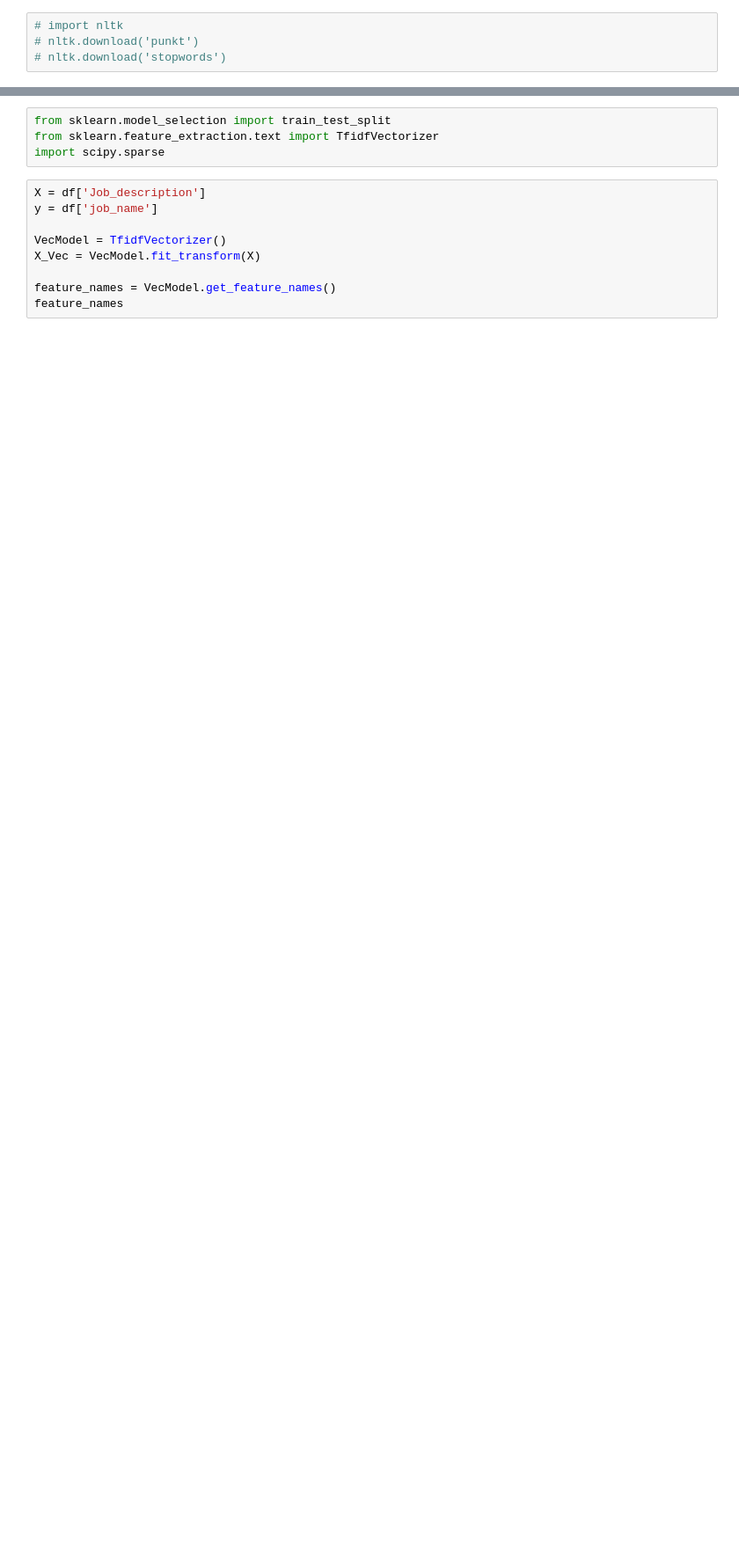
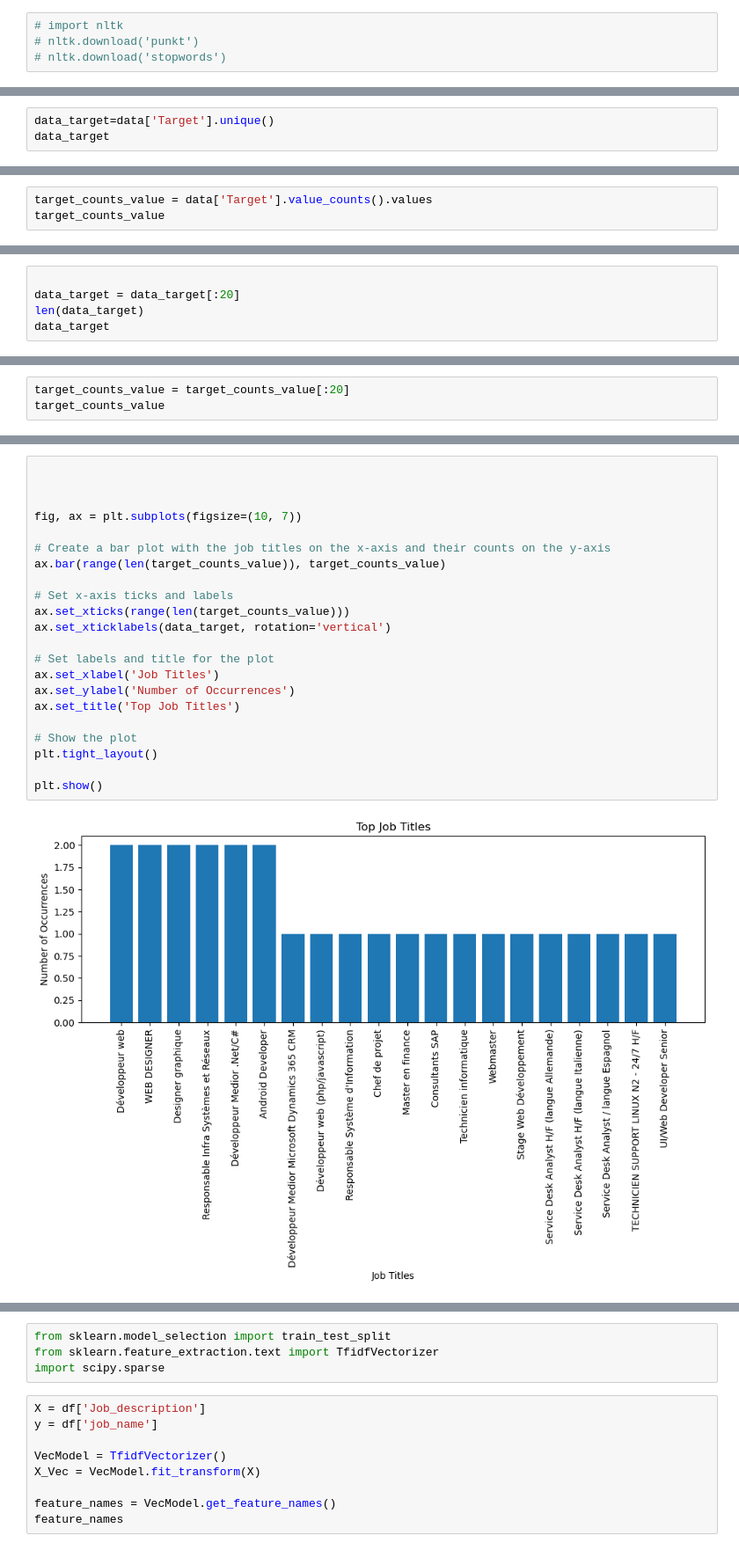
Before and after one commit to biso1991/classifications_method_for_searching_better_jobs-, a Jupyter notebook: projet .ipynb, the cells around one changed output, grey strips where cells are left out. Shown at 88% size. Saved outputs shown, nothing was run; the diff lists cells and outputs as text; blank space fills up the shorter version.

Commit message:
data scraping,preprocessing, visualization

```diff
--- a/projet .ipynb
+++ b/projet .ipynb
@@ -171,0 +175,3 @@ df
+# %%
+data_target=data['Target'].unique()
+data_target
@@ -171,0 +242,3 @@ df
+# %%
+target_counts_value = data['Target'].value_counts().values
+target_counts_value
@@ -171,0 +286,5 @@ df
+# %%
+
+data_target = data_target[:20]
+len(data_target)
+data_target
@@ -171,0 +305,3 @@ df
+# %%
+target_counts_value = target_counts_value[:20]
+target_counts_value
@@ -171,0 +324,24 @@ df
+# %%
+
+
+
+fig, ax = plt.subplots(figsize=(10, 7))
+
+# Create a bar plot with the job titles on the x-axis and their counts on the y-axis
+ax.bar(range(len(target_counts_value)), target_counts_value)
+
+# Set x-axis ticks and labels
+ax.set_xticks(range(len(target_counts_value)))
+ax.set_xticklabels(data_target, rotation='vertical')
+
+# Set labels and title for the plot
+ax.set_xlabel('Job Titles')
+ax.set_ylabel('Number of Occurrences')
+ax.set_title('Top Job Titles')
+
+# Show the plot
+plt.tight_layout()
+
+plt.show()
+# %% [output]
+[figure, added]
```
Also changed, not shown: parts of 31 cells of this notebook, 1 other file.
